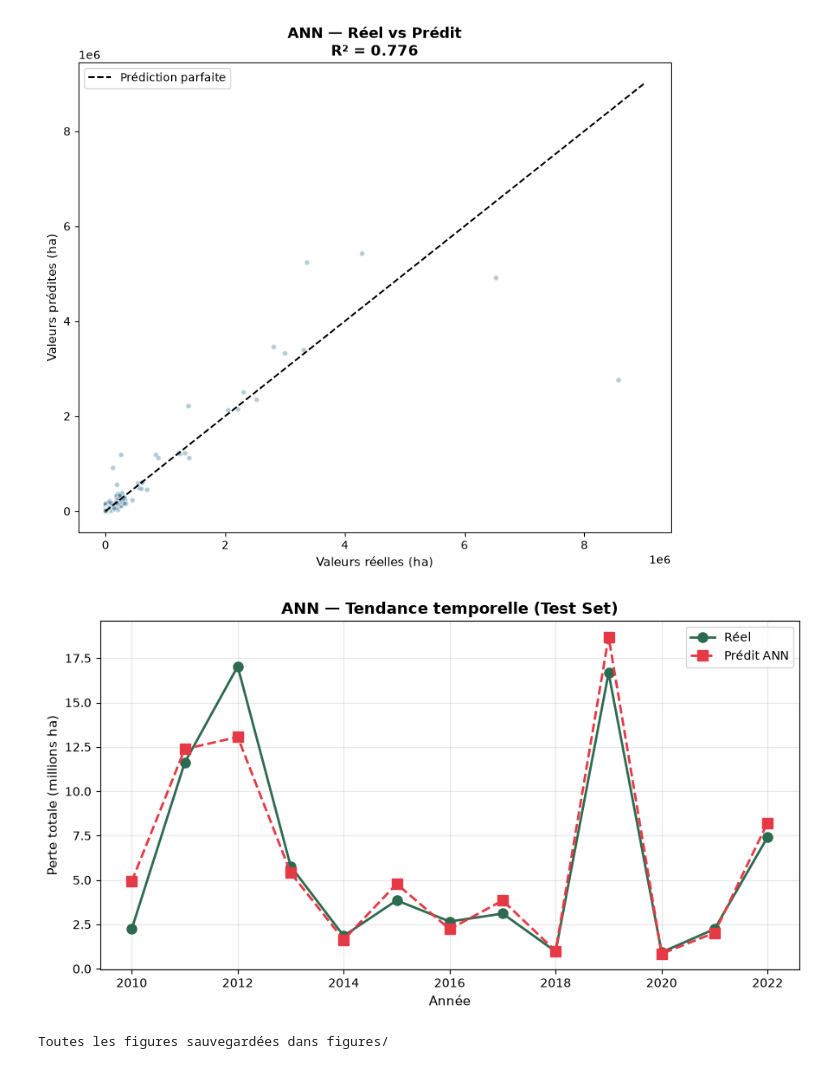
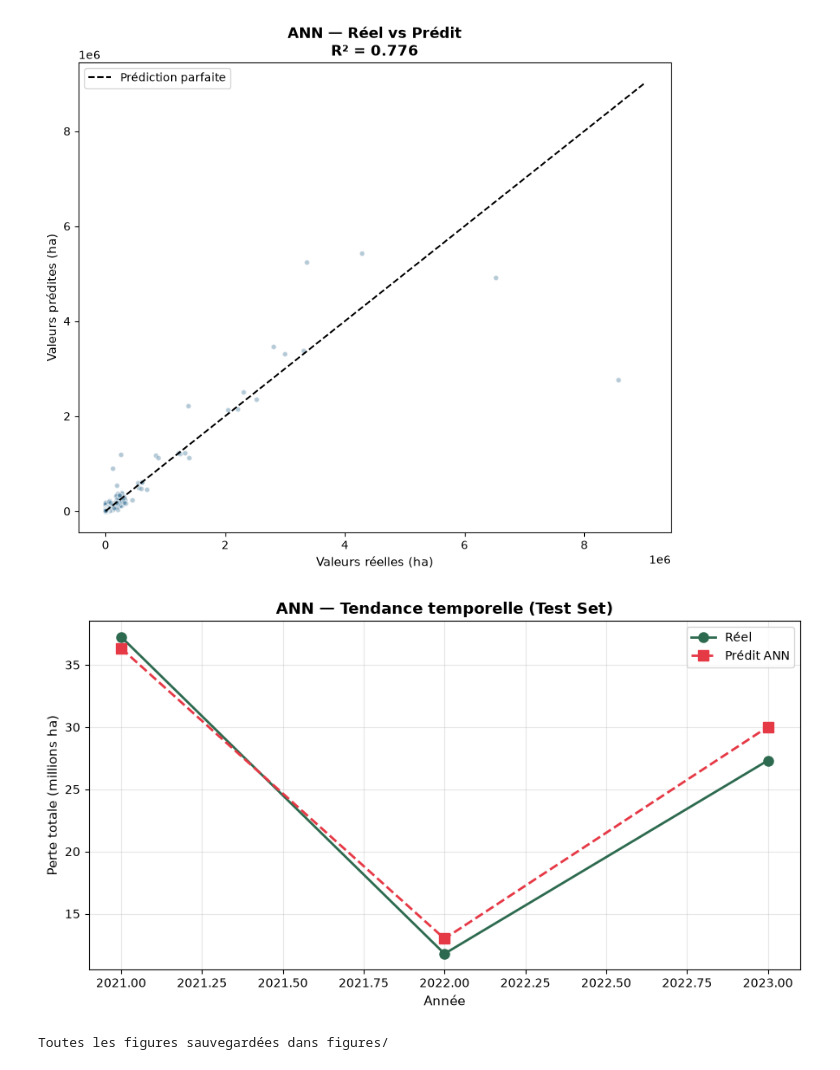
Before and after one commit to Demonta0109/ML-Deforestation-2026, a Jupyter notebook: 04_ANN.ipynb, the cells around one changed output. Cells and saved outputs as stored; diff of their text form; code cells hidden in the pictures.

```diff
--- a/04_ANN.ipynb
+++ b/04_ANN.ipynb
@@ -240,24 +240,24 @@ plt.show()
 [figure]
 # %%
 # Courbe temporelle agrégée sur le test set
-n_years_test = 13
+n_years_test = 3
 n_per_year   = len(y_test) // n_years_test
-years_test   = [2010 + i for i in range(n_years_test)]
+years_test   = [2021, 2022, 2023]
 real_sum     = [y_test[i*n_per_year:(i+1)*n_per_year].sum() for i in range(n_years_test)]
 pred_sum     = [y_pred[i*n_per_year:(i+1)*n_per_year].sum() for i in range(n_years_test)]
 
 fig, ax = plt.subplots(figsize=(9, 5))
 ax.plot(years_test, np.array(real_sum)/1e6, 'o-', color='#2d6a4f', linewidth=2, markersize=8, label='Réel')
 ax.plot(years_test, np.array(pred_sum)/1e6, 's--', color='#e63946', linewidth=2, markersize=8, label='Prédit ANN')
 ax.set_title('ANN — Tendance temporelle (Test Set)', fontsize=13, fontweight='bold')
 ax.set_xlabel('Année', fontsize=11)
 ax.set_ylabel('Perte totale (millions ha)', fontsize=11)
 ax.legend()
 ax.grid(True, alpha=0.3)
 plt.tight_layout()
 plt.savefig('figures/ann_temporal.png', dpi=150, bbox_inches='tight')
 plt.show()
 print('Toutes les figures sauvegardées dans figures/')
 # %% [output]
-[figure, old version]
+[figure, new version]
 Toutes les figures sauvegardées dans figures/
```
Also changed, not shown: parts of 3 cells of this notebook, 2 other files.
